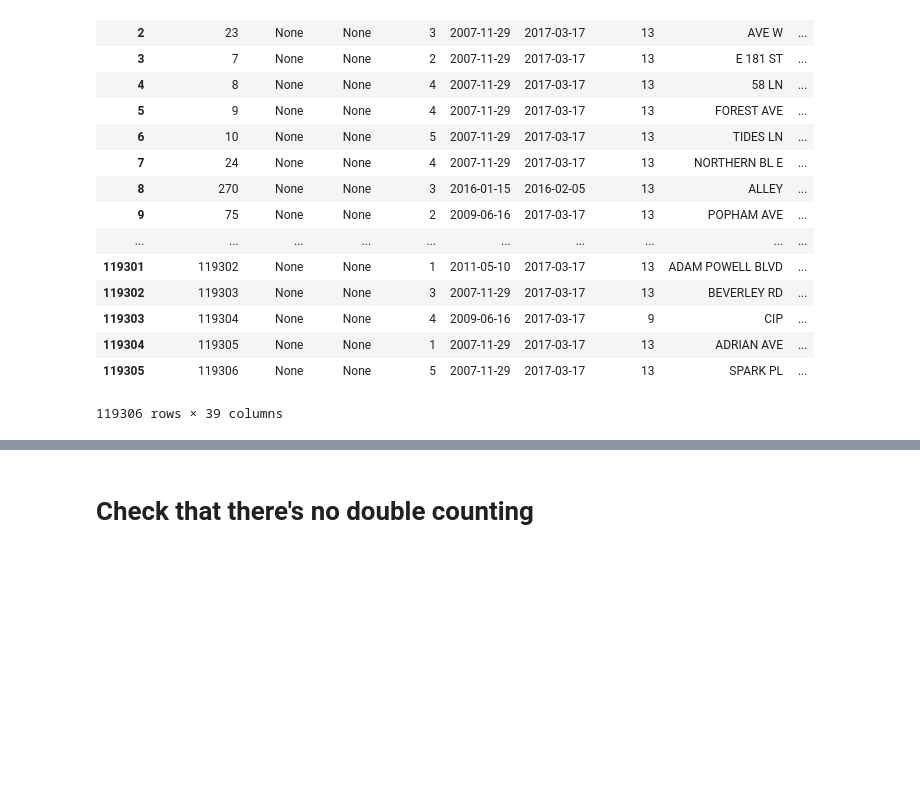
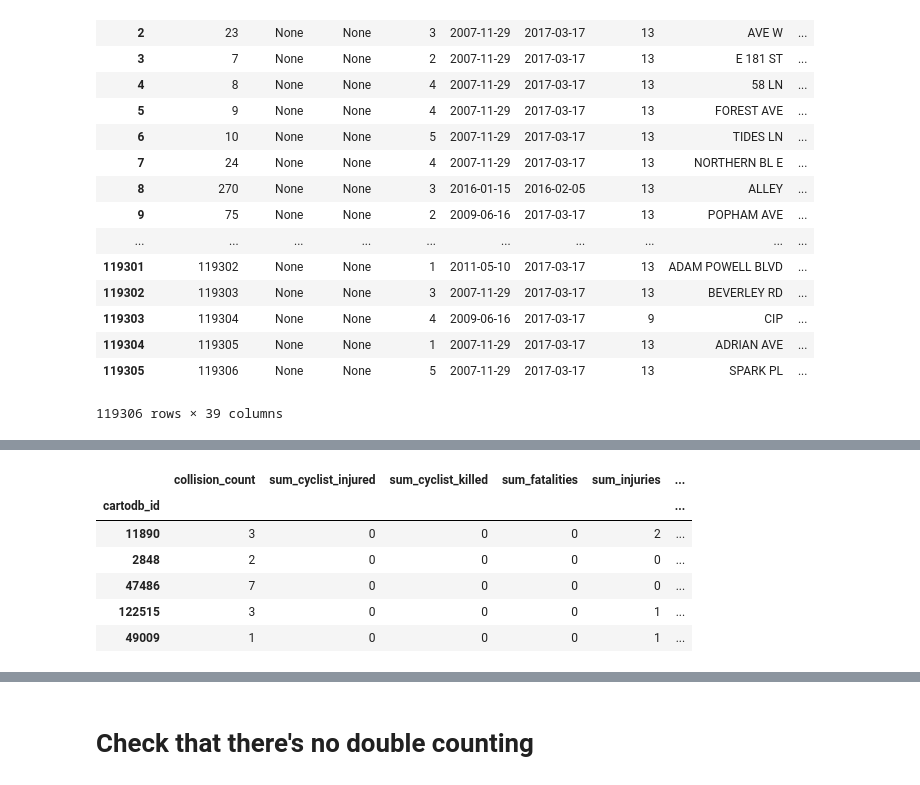
Before and after one commit to michellemho/nyc_collisions, a Jupyter notebook: NYC Road Collision Processing.ipynb, the cells around one changed output, grey strips where cells are left out. Saved outputs shown, nothing was run; the diff lists cells and outputs as text; code cells hidden in the pictures; blank space fills up the shorter version.

```diff
--- a/NYC Road Collision Processing.ipynb
+++ b/NYC Road Collision Processing.ipynb
@@ -108,3 +164,13 @@ nearest_road.shape
+# %%
+nearest_road.head()
+# %% [output]
+|  | collision_count | sum_cyclist_injured | sum_cyclist_killed | sum_fatalities | sum_injuries | ... |
+| cartodb_id |  |  |  |  |  | ... |
+| 11890 | 3 | 0 | 0 | 0 | 2 | ... |
+| 2848 | 2 | 0 | 0 | 0 | 0 | ... |
+| 47486 | 7 | 0 | 0 | 0 | 0 | ... |
+| 122515 | 3 | 0 | 0 | 0 | 1 | ... |
+| 49009 | 1 | 0 | 0 | 0 | 1 | ... |
 # %%
 road_segments.reset_index(inplace=True)
 # %%
```
Also changed, not shown: parts of 46 cells of this notebook.
